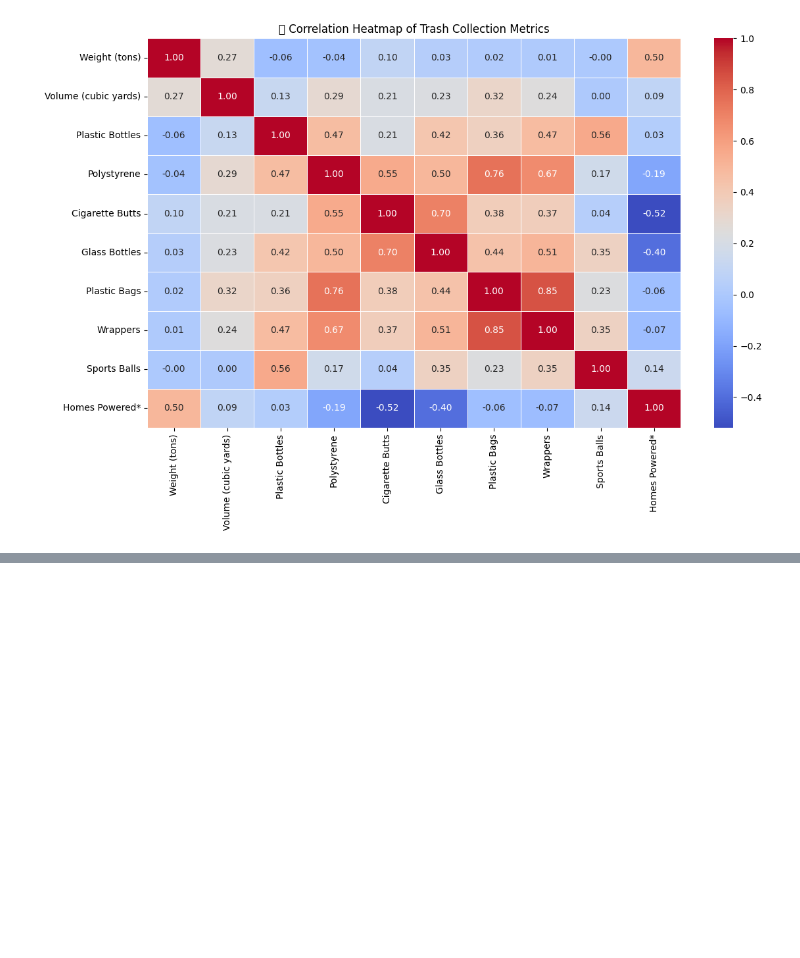
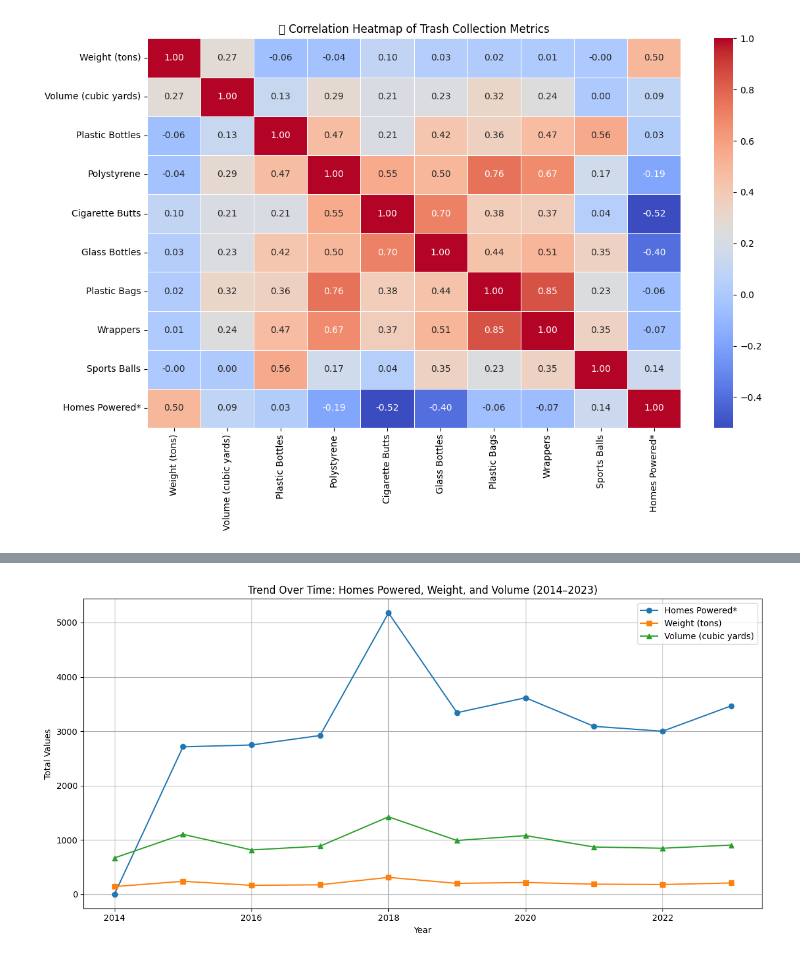
Before and after one commit to gunwes16/Data-110, a Jupyter notebook: ChrisLeiby_Project1.ipynb, the cells around one changed output, grey strips where cells are left out. Saved outputs shown, nothing was run; the diff lists cells and outputs as text; code cells hidden in the pictures; blank space fills up the shorter version.

```diff
--- a/ChrisLeiby_Project1.ipynb
+++ b/ChrisLeiby_Project1.ipynb
@@ -149,0 +275,16 @@ strong multicollinearity or other numerical problems.
+# %%
+# Create a line chart for all three metrics over time
+plt.figure(figsize=(12, 6))
+plt.plot(grouped_by_year.index, grouped_by_year["Homes Powered*"], marker='o', label="Homes Powered*")
+plt.plot(grouped_by_year.index, grouped_by_year["Weight (tons)"], marker='s', label="Weight (tons)")
+plt.plot(grouped_by_year.index, grouped_by_year["Volume (cubic yards)"], marker='^', label="Volume (cubic yards)")
+
+plt.title("Trend Over Time: Homes Powered, Weight, and Volume (2014–2023)")
+plt.xlabel("Year")
+plt.ylabel("Total Values")
+plt.legend()
+plt.grid(True)
+plt.tight_layout()
+plt.show()
+# %% [output]
+[figure, added]
```
Also changed, not shown: parts of 15 cells of this notebook.
